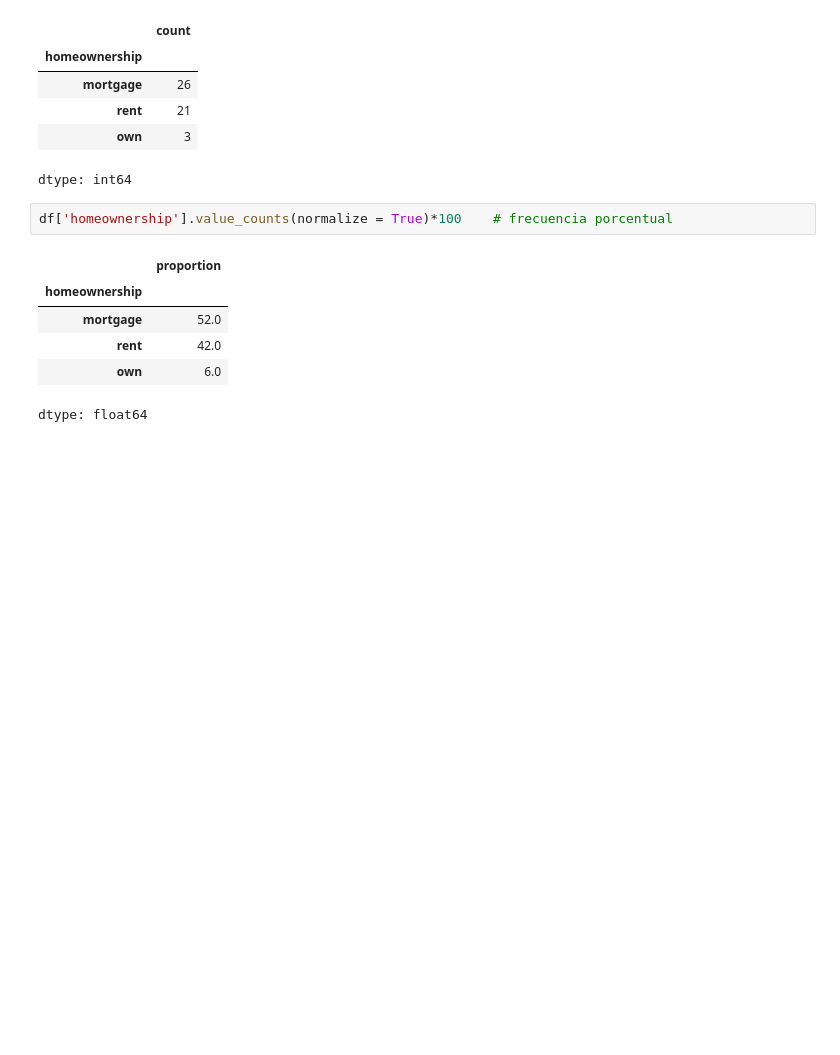
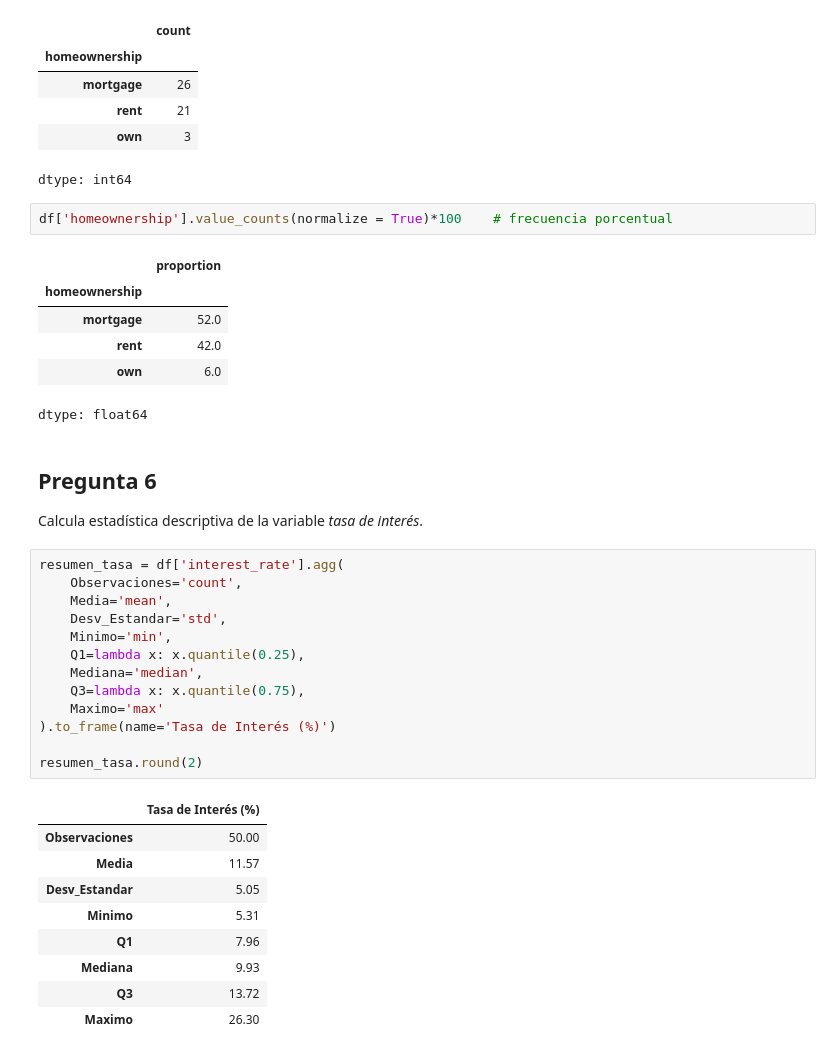
Before and after one commit to victormaciase/EconometriaFinanciera_MagisterFinanzasWK, a Jupyter notebook: Lab1/Lab1.ipynb, the cells around one changed output. Cells and saved outputs as stored; diff of their text form; blank space fills up the shorter version.

```diff
--- a/Lab1/Lab1.ipynb
+++ b/Lab1/Lab1.ipynb
@@ -95,3 +97,29 @@ df['homeownership'].value_counts(normalize = True)*100    # frecuencia porcentua
 | rent | 42.0 |
 | own | 6.0 |
 dtype: float64
+# %% [markdown]
+## Pregunta 6
+Calcula estadística descriptiva de la variable *tasa de interés*.
+# %%
+resumen_tasa = df['interest_rate'].agg(
+    Observaciones='count',
+    Media='mean',
+    Desv_Estandar='std',
+    Minimo='min',
+    Q1=lambda x: x.quantile(0.25),
+    Mediana='median',
+    Q3=lambda x: x.quantile(0.75),
+    Maximo='max'
+).to_frame(name='Tasa de Interés (%)')
+
+resumen_tasa.round(2)
+# %% [output]
+|  | Tasa de Interés (%) |
+| Observaciones | 50.00 |
+| Media | 11.57 |
+| Desv_Estandar | 5.05 |
+| Minimo | 5.31 |
+| Q1 | 7.96 |
+| Mediana | 9.93 |
+| Q3 | 13.72 |
+| Maximo | 26.30 |
```
Also changed, not shown: parts of 4 cells of this notebook.
